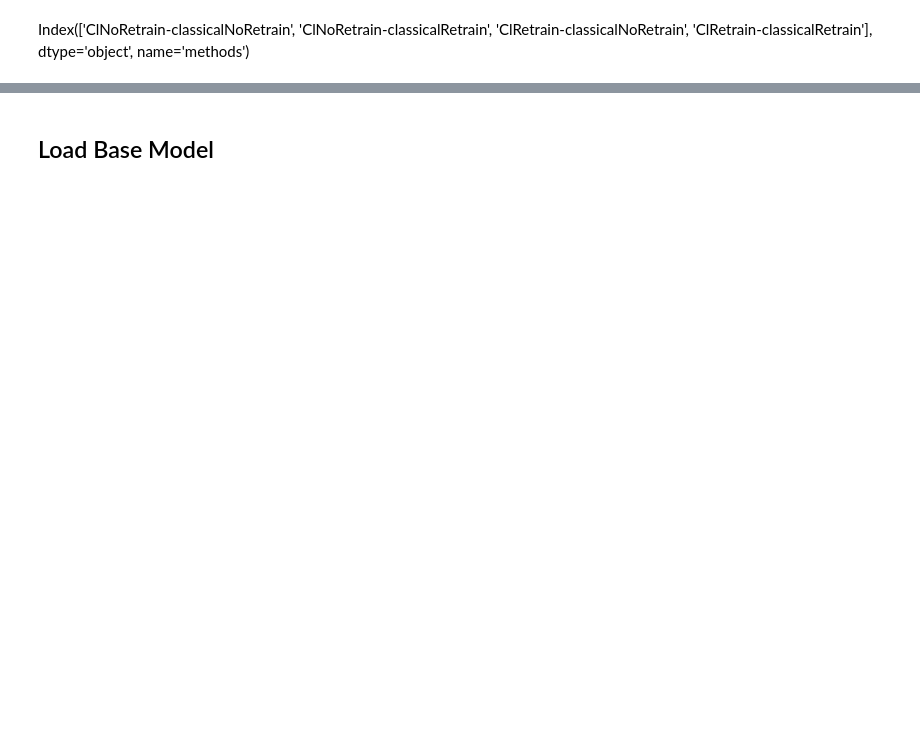
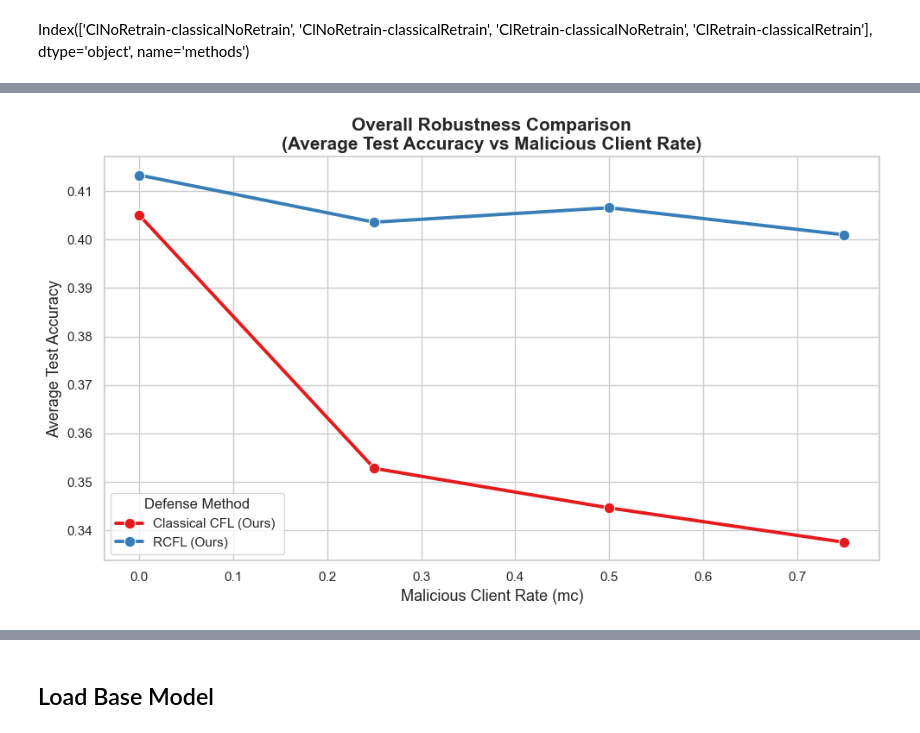
Before and after one commit to mambo06/CFL-ADV, a Jupyter notebook: RCFL.ipynb, the cells around one changed output, grey strips where cells are left out. Cells and saved outputs as stored; diff of their text form; code cells hidden in the pictures; blank space fills up the shorter version.

```diff
--- a/RCFL.ipynb
+++ b/RCFL.ipynb
@@ -136,3 +201,102 @@ df_plot = df_plot[['ClNoRetrain-classicalNoRetrain',
 Index(['ClNoRetrain-classicalNoRetrain', 'ClNoRetrain-classicalRetrain',
        'ClRetrain-classicalNoRetrain', 'ClRetrain-classicalRetrain'],
       dtype='object', name='methods')
+# %%
+import pandas as pd
+import numpy as np
+import matplotlib.pyplot as plt
+import seaborn as sns
+from scipy.integrate import trapezoid
+
+sns.set_theme(style="whitegrid")
+
+def compute_overall_auc_and_plot(df):
+    """
+    Compute overall AUC for each method and create comparison plots.
+    """
+
+    # ====================== 1. Compute AUC per (dataset, attack, methods) ======================
+    auc_list = []
+
+    for (dataset, attack, method), group in df.groupby(['dataset', 'attack', 'methods']):
+        group = group.sort_values('mc')
+        if len(group) >= 2:
+            auc = trapezoid(y=group['test_acc'], x=group['mc'])
+            auc_list.append({
+                'dataset': dataset,
+                'attack': attack,
+                'methods': method,
+                'auc': auc
+            })
+
+    auc_df = pd.DataFrame(auc_list)
+
+    # ====================== 2. Overall AUC per Method ======================
+    overall_auc = auc_df.groupby('methods')['auc'].mean().reset_index()
+    overall_auc.columns = ['methods', 'overall_auc']
+    overall_auc = overall_auc.sort_values('overall_auc', ascending=False)
+
+    print("=== Overall AUC per Method (Best Defense Analysis) ===")
+    print(overall_auc)
+    print()
+
+    # ====================== 3. Overall Plot: Average Performance ======================
+    # Calculate mean test_acc across all datasets and attacks for each method
+    overall_trend = df.groupby(['mc', 'methods'])['test_acc'].mean().reset_index()
+
+    plt.figure(figsize=(10, 6))
+
+    ax = sns.lineplot(
+        data=overall_trend,
+        x='mc',
+        y='test_acc',
+        hue='methods',
+        marker='o',
+        markersize=9,
+        linewidth=2.8,
+        palette='Set1'
+    )
+
+    # Add AUC values to legend
+    handles, labels = ax.get_legend_handles_labels()
+    new_labels = []
+    for label in labels:
+        auc_val = overall_auc[overall_auc['methods'] == label]['overall_auc']
+        if not auc_val.empty:
+            # new_labels.append(f"{label} (Overall AUC: {auc_val.values[0]:.4f})")
+            new_labels.append(f"{label} ")
+        else:
+            new_labels.append(label)
+
+    ax.legend(handles, new_labels, title="Defense Method", fontsize=11, loc='best')
+
+    plt.title("Overall Robustness Comparison\n(Average Test Accuracy vs Malicious Client Rate)",
+              fontsize=15, fontweight='bold')
+    plt.xlabel("Malicious Client Rate (mc)", fontsize=13)
+    plt.ylabel("Average Test Accuracy", fontsize=13)
+    plt.xticks(fontsize=11)
+    plt.yticks(fontsize=11)
+    plt.tight_layout()
+    plt.savefig('auc.png')
+    plt.show()
+
+    # ====================== 4. Boxplot for AUC Distribution ======================
+    plt.figure(figsize=(9, 5))
+    sns.boxplot(data=auc_df, x='methods', y='auc', palette='Set2')
+    plt.title("AUC Distribution per Defense Method", fontsize=14, fontweight='bold')
+    plt.xlabel("Defense Method", fontsize=12)
+    plt.ylabel("AUC", fontsize=12)
+    plt.xticks(rotation=15)
+    plt.tight_layout()
+    plt.show()
+
+    return overall_auc, auc_df
+
+
+# ====================== RUN ======================
+
+overall_auc, detailed_auc = compute_overall_auc_and_plot(df)
+
+print("\n=== Detailed AUC per Dataset & Attack ===")
+print(detailed_auc.sort_values(['dataset', 'attack']))
+# %% [output]
@@ -138,0 +307 @@ Index(['ClNoRetrain-classicalNoRetrain', 'ClNoRetrain-classicalRetrain',
+[figure, added]
```
Also changed, not shown: parts of 34 cells of this notebook, 12 other files.
